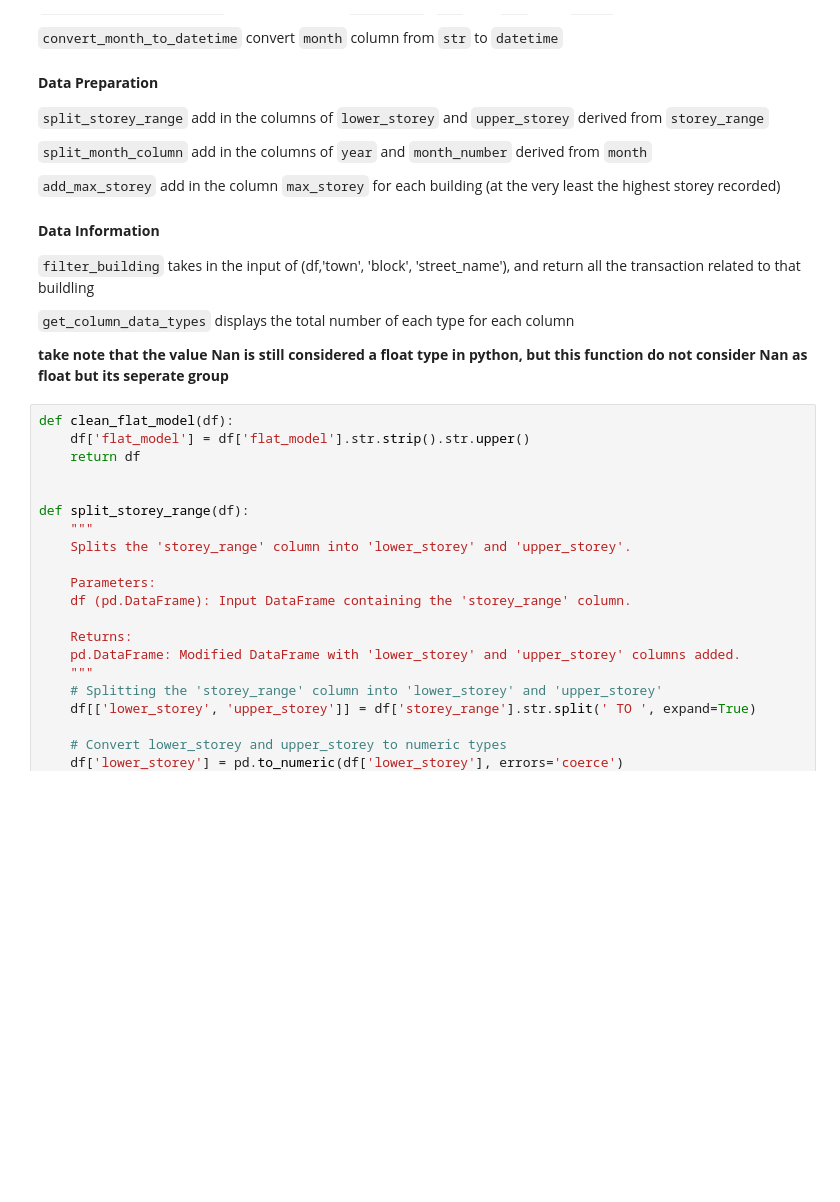
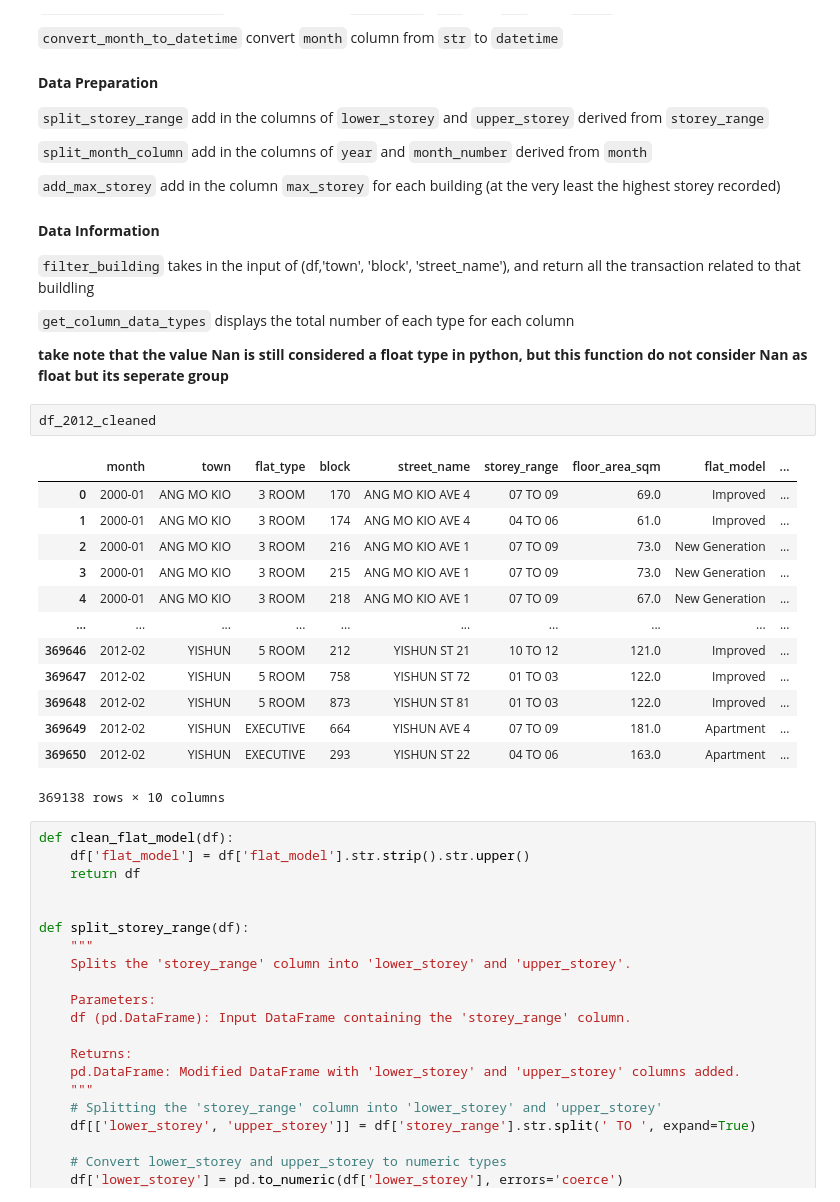
Before and after one commit to Zimmy313/HDB_HousingPrice_ML_Project, a Jupyter notebook: src/Data_Cleaning.ipynb, the cells around one changed output. Drawn from its saved outputs; the diff is of its cells as text; blank space fills up the shorter version.

```diff
--- a/src/Data_Cleaning.ipynb
+++ b/src/Data_Cleaning.ipynb
@@ -138,6 +138,22 @@ List of functions for data preparation, data normalisation and data information.
 `get_column_data_types` displays the total number of each type for each column
 
 **take note that the value Nan is still considered a float type in python, but this function do not consider Nan as float but its seperate group**
+# %%
+df_2012_cleaned
+# %% [output]
+|  | month | town | flat_type | block | street_name | storey_range | floor_area_sqm | flat_model | ... |
+| 0 | 2000-01 | ANG MO KIO | 3 ROOM | 170 | ANG MO KIO AVE 4 | 07 TO 09 | 69.0 | Improved | ... |
+| 1 | 2000-01 | ANG MO KIO | 3 ROOM | 174 | ANG MO KIO AVE 4 | 04 TO 06 | 61.0 | Improved | ... |
+| 2 | 2000-01 | ANG MO KIO | 3 ROOM | 216 | ANG MO KIO AVE 1 | 07 TO 09 | 73.0 | New Generation | ... |
+| 3 | 2000-01 | ANG MO KIO | 3 ROOM | 215 | ANG MO KIO AVE 1 | 07 TO 09 | 73.0 | New Generation | ... |
+| 4 | 2000-01 | ANG MO KIO | 3 ROOM | 218 | ANG MO KIO AVE 1 | 07 TO 09 | 67.0 | New Generation | ... |
+| ... | ... | ... | ... | ... | ... | ... | ... | ... | ... |
+| 369646 | 2012-02 | YISHUN | 5 ROOM | 212 | YISHUN ST 21 | 10 TO 12 | 121.0 | Improved | ... |
+| 369647 | 2012-02 | YISHUN | 5 ROOM | 758 | YISHUN ST 72 | 01 TO 03 | 122.0 | Improved | ... |
+| 369648 | 2012-02 | YISHUN | 5 ROOM | 873 | YISHUN ST 81 | 01 TO 03 | 122.0 | Improved | ... |
+| 369649 | 2012-02 | YISHUN | EXECUTIVE | 664 | YISHUN AVE 4 | 07 TO 09 | 181.0 | Apartment | ... |
+| 369650 | 2012-02 | YISHUN | EXECUTIVE | 293 | YISHUN ST 22 | 04 TO 06 | 163.0 | Apartment | ... |
+369138 rows × 10 columns
 # %%
 def clean_flat_model(df):
     df['flat_model'] = df['flat_model'].str.strip().str.upper()
```
Also changed, not shown: parts of 10 cells of this notebook, 2 other files.
